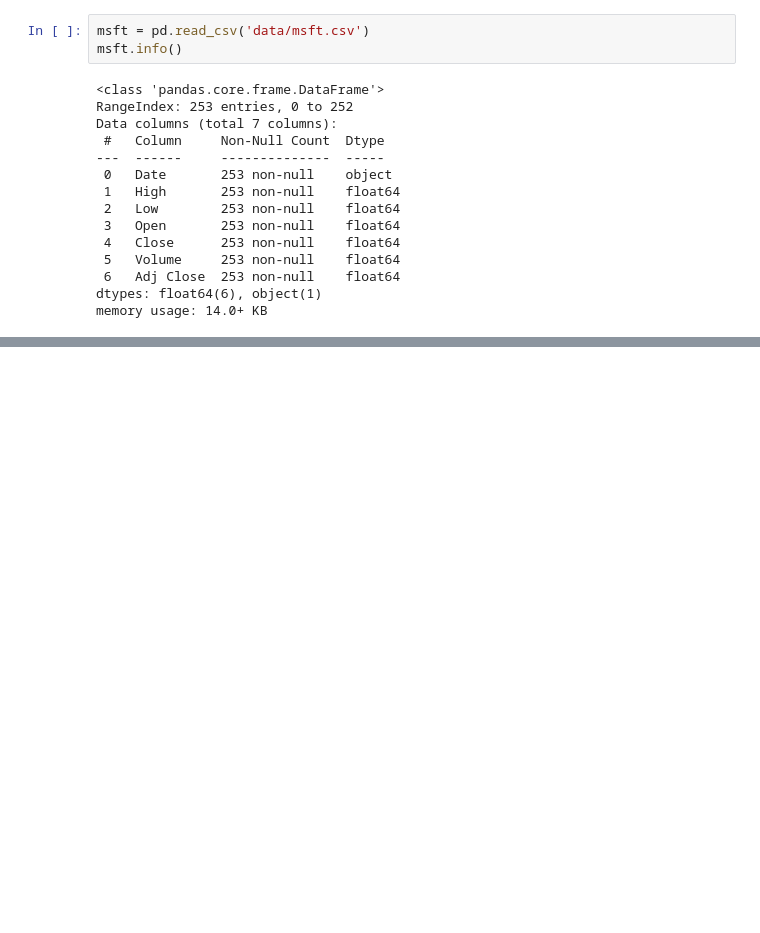
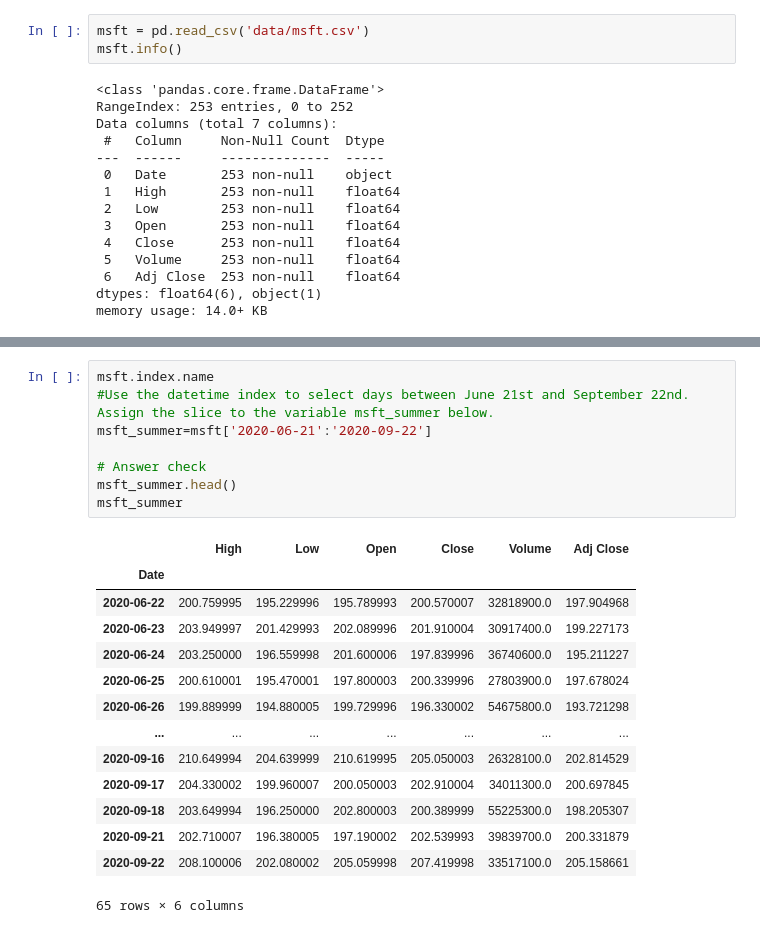
Before and after one commit to Subroy1/MSAI_AllPracticeModules, a Jupyter notebook: Module 10/colab_activity10_1.ipynb, the cells around one changed output, grey strips where cells are left out. Drawn from its saved outputs; the diff is of its cells as text; blank space fills up the shorter version.

```diff
--- a/Module 10/colab_activity10_1.ipynb
+++ b/Module 10/colab_activity10_1.ipynb
@@ -197,0 +204,23 @@ msft_summer.head()
+# %%
+msft.index.name
+#Use the datetime index to select days between June 21st and September 22nd. Assign the slice to the variable msft_summer below.
+msft_summer=msft['2020-06-21':'2020-09-22']
+
+# Answer check
+msft_summer.head()
+msft_summer
+# %% [output]
+|  | High | Low | Open | Close | Volume | Adj Close |
+| Date |  |  |  |  |  |  |
+| 2020-06-22 | 200.759995 | 195.229996 | 195.789993 | 200.570007 | 32818900.0 | 197.904968 |
+| 2020-06-23 | 203.949997 | 201.429993 | 202.089996 | 201.910004 | 30917400.0 | 199.227173 |
+| 2020-06-24 | 203.250000 | 196.559998 | 201.600006 | 197.839996 | 36740600.0 | 195.211227 |
+| 2020-06-25 | 200.610001 | 195.470001 | 197.800003 | 200.339996 | 27803900.0 | 197.678024 |
+| 2020-06-26 | 199.889999 | 194.880005 | 199.729996 | 196.330002 | 54675800.0 | 193.721298 |
+| ... | ... | ... | ... | ... | ... | ... |
+| 2020-09-16 | 210.649994 | 204.639999 | 210.619995 | 205.050003 | 26328100.0 | 202.814529 |
+| 2020-09-17 | 204.330002 | 199.960007 | 200.050003 | 202.910004 | 34011300.0 | 200.697845 |
+| 2020-09-18 | 203.649994 | 196.250000 | 202.800003 | 200.389999 | 55225300.0 | 198.205307 |
+| 2020-09-21 | 202.710007 | 196.380005 | 197.190002 | 202.539993 | 39839700.0 | 200.331879 |
+| 2020-09-22 | 208.100006 | 202.080002 | 205.059998 | 207.419998 | 33517100.0 | 205.158661 |
+65 rows × 6 columns
```
Also changed, not shown: parts of 5 cells of this notebook.
